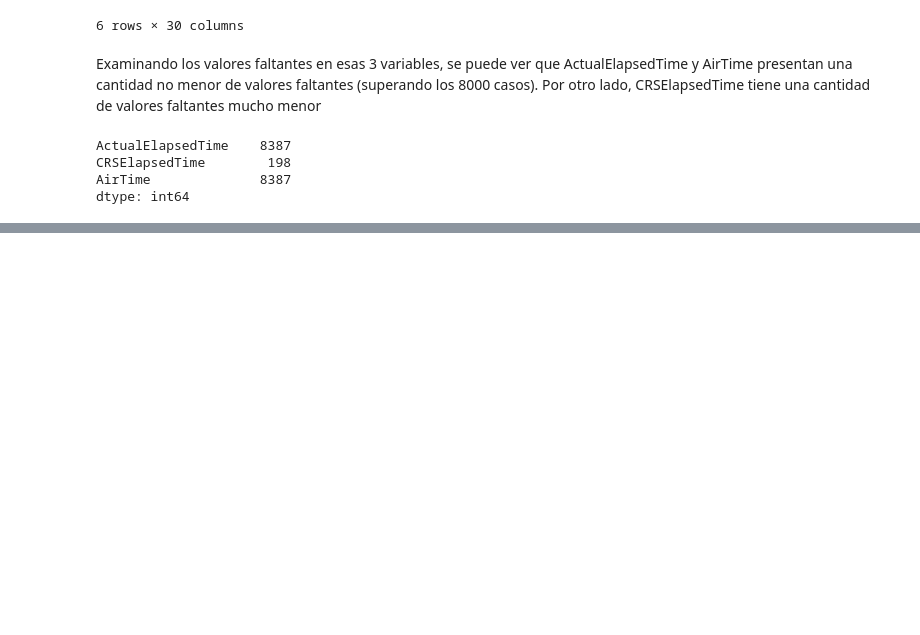
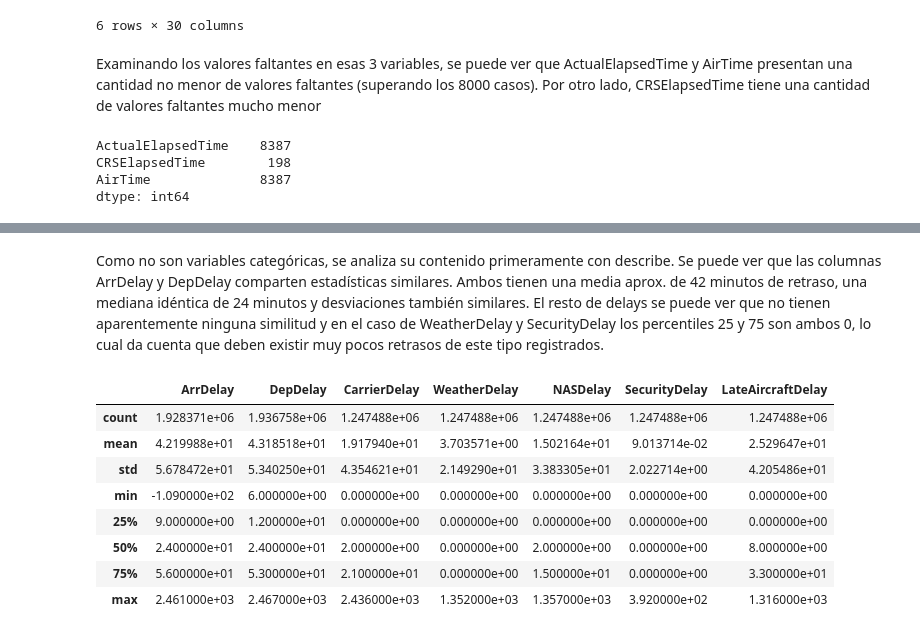
Before and after one commit to DiegoLeonG96/proyecto-pydatascience-udd, a Jupyter notebook: 01_Analisis_Exploratorio.ipynb, the cells around one changed output, grey strips where cells are left out. Drawn from its saved outputs; the diff is of its cells as text; code cells hidden in the pictures; blank space fills up the shorter version.

```diff
--- a/01_Analisis_Exploratorio.ipynb
+++ b/01_Analisis_Exploratorio.ipynb
@@ -209,0 +219,15 @@ dtype: int64
+# %% [markdown]
+Como no son variables categóricas, se analiza su contenido primeramente con describe. Se puede ver que las columnas ArrDelay y DepDelay comparten estadísticas similares. Ambos tienen una media aprox. de 42 minutos de retraso, una mediana idéntica de 24 minutos y desviaciones también similares. El resto de delays se puede ver que no tienen aparentemente ninguna similitud y en el caso de WeatherDelay y SecurityDelay los percentiles 25 y 75 son ambos 0, lo cual da cuenta que deben existir muy pocos retrasos de este tipo registrados.
+# %%
+delay_columns = ['ArrDelay', 'DepDelay', 'CarrierDelay', 'WeatherDelay', 'NASDelay', 'SecurityDelay', 'LateAircraftDelay']
+data[delay_columns].describe()
+# %% [output]
+|  | ArrDelay | DepDelay | CarrierDelay | WeatherDelay | NASDelay | SecurityDelay | LateAircraftDelay |
+| count | 1.928371e+06 | 1.936758e+06 | 1.247488e+06 | 1.247488e+06 | 1.247488e+06 | 1.247488e+06 | 1.247488e+06 |
+| mean | 4.219988e+01 | 4.318518e+01 | 1.917940e+01 | 3.703571e+00 | 1.502164e+01 | 9.013714e-02 | 2.529647e+01 |
+| std | 5.678472e+01 | 5.340250e+01 | 4.354621e+01 | 2.149290e+01 | 3.383305e+01 | 2.022714e+00 | 4.205486e+01 |
+| min | -1.090000e+02 | 6.000000e+00 | 0.000000e+00 | 0.000000e+00 | 0.000000e+00 | 0.000000e+00 | 0.000000e+00 |
+| 25% | 9.000000e+00 | 1.200000e+01 | 0.000000e+00 | 0.000000e+00 | 0.000000e+00 | 0.000000e+00 | 0.000000e+00 |
+| 50% | 2.400000e+01 | 2.400000e+01 | 2.000000e+00 | 0.000000e+00 | 2.000000e+00 | 0.000000e+00 | 8.000000e+00 |
+| 75% | 5.600000e+01 | 5.300000e+01 | 2.100000e+01 | 0.000000e+00 | 1.500000e+01 | 0.000000e+00 | 3.300000e+01 |
+| max | 2.461000e+03 | 2.467000e+03 | 2.436000e+03 | 1.352000e+03 | 1.357000e+03 | 3.920000e+02 | 1.316000e+03 |
```
Also changed, not shown: parts of 9 cells of this notebook.
